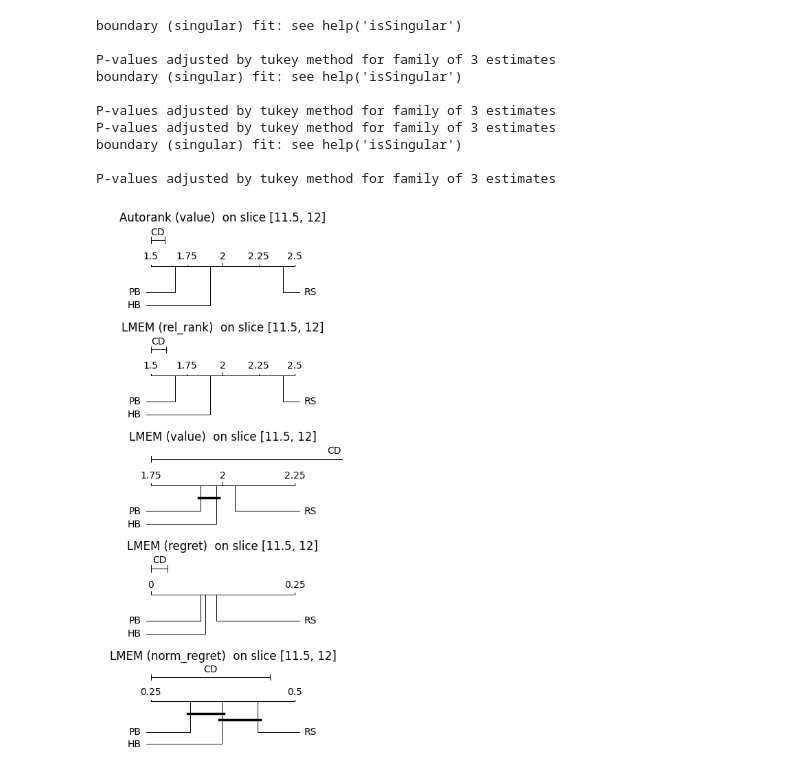
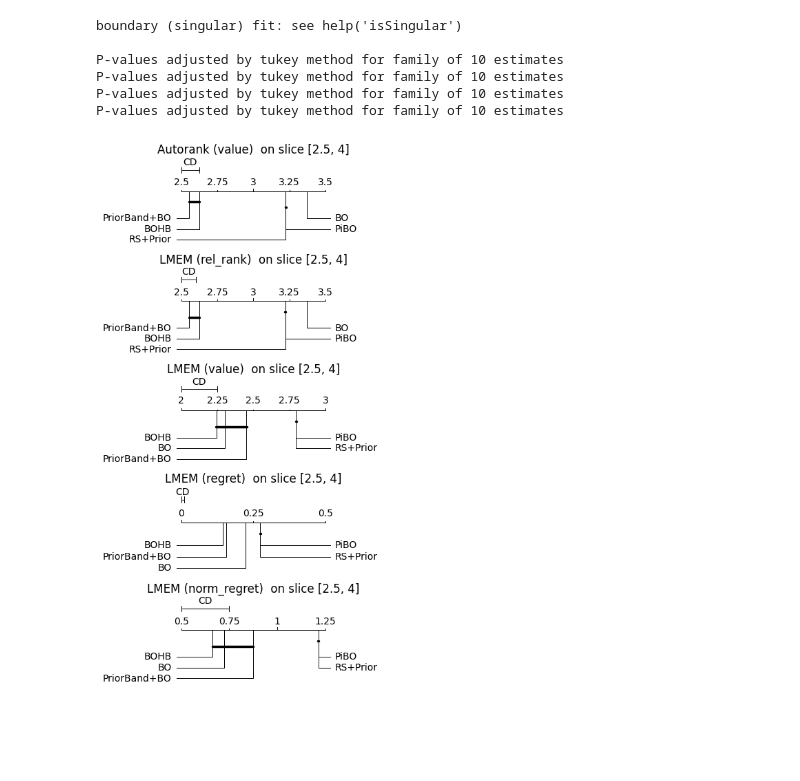
Before and after one commit to automl-private/significance_analysis, a Jupyter notebook: Thesis/5_rows.ipynb, the cells around one changed output. Saved outputs shown, nothing was run; the diff lists cells and outputs as text; code cells hidden in the pictures; blank space fills up the shorter version.

```diff
--- a/Thesis/5_rows.ipynb
+++ b/Thesis/5_rows.ipynb
@@ -9,25 +9,22 @@ import numpy as np
 
 algorithm="algorithm";benchmark="bench_prior";seed="seed";budget="used_fidelity"
 # %%
-plot_1=bt_plot(slices=[[11.5,12]],rows=5,dataset=get_dataset(dataset_name="fig5_24_at25_bad_intsteps"),algorithm_var=algorithm,budget_var=budget)
+ds=get_dataset(dataset_name="fig7_24_at25_bad_intsteps")
+plot_1=bt_plot(slices=[[2.5,4]],rows=5,dataset=ds,algorithm_var=algorithm,budget_var=budget)
 plot_1.change_row(0,None,globality=False,loss="value")
-plot_1.change_row(1,f"{algorithm}+{budget}+(1+{algorithm}|{benchmark})",globality=False,loss="rel_rank")
-plot_1.change_row(2,f"{algorithm}+{budget}+(1+{algorithm}|{benchmark})",globality=False,loss="value")
-plot_1.change_row(3,f"{algorithm}+{budget}+(1+{algorithm}|{benchmark})",globality=False,loss="regret")
-plot_1.change_row(4,f"{algorithm}+{budget}+(1+{algorithm}|{benchmark})",globality=False,loss="norm_regret")
+plot_1.change_row(1,f"{algorithm}+{budget}+(1|{benchmark})",globality=False,loss="rel_rank")
+plot_1.change_row(2,f"{algorithm}+{budget}+(1|{benchmark})",globality=False,loss="value")
+plot_1.change_row(3,f"{algorithm}+{budget}+(1|{benchmark})",globality=False,loss="regret")
+plot_1.change_row(4,f"{algorithm}+{budget}+(1|{benchmark})",globality=False,loss="norm_regret")
 plot_1.show()
 # %% [output]
 boundary (singular) fit: see help('isSingular')
 
-P-values adjusted by tukey method for family of 3 estimates
-boundary (singular) fit: see help('isSingular')
-
-P-values adjusted by tukey method for family of 3 estimates
-P-values adjusted by tukey method for family of 3 estimates
-boundary (singular) fit: see help('isSingular')
-
-P-values adjusted by tukey method for family of 3 estimates
+P-values adjusted by tukey method for family of 10 estimates
+P-values adjusted by tukey method for family of 10 estimates
+P-values adjusted by tukey method for family of 10 estimates
+P-values adjusted by tukey method for family of 10 estimates
-[figure, old version]
+[figure, new version]
 # %%
 plot_2=bt_plot(slices=[[0,4],[0,8],[0,12]],rows=5,dataset=get_dataset(dataset_name="fig5_24_at25_bad_intsteps"),algorithm_var=algorithm,budget_var=budget)
 plot_2.change_row(0,None,globality=False,loss="value")
```
Also changed, not shown: parts of 1 cell of this notebook, 2 other files.
